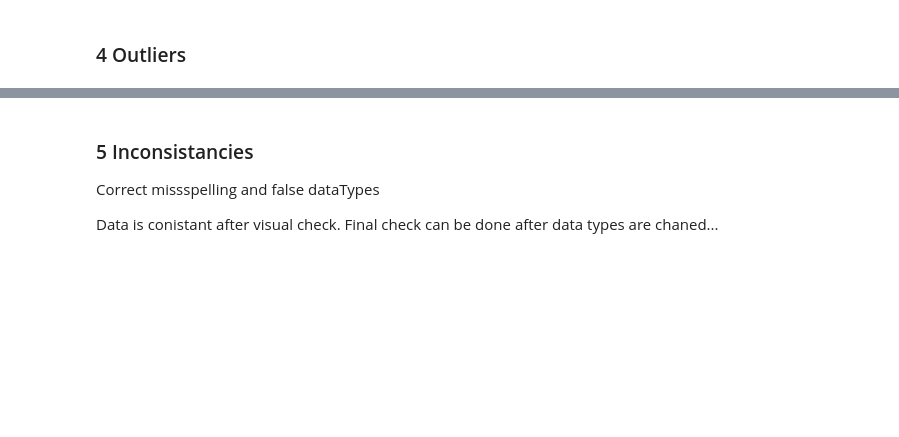
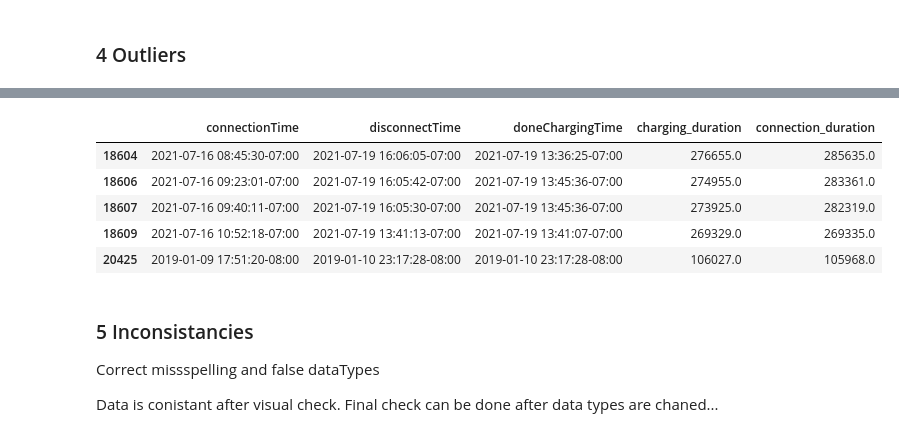
Before and after one commit to pmoll01/AA2024_Groupwork_DynamoData, a Jupyter notebook: Groupwork_DynamoData.ipynb, the cells around one changed output, grey strips where cells are left out. Saved outputs shown, nothing was run; the diff lists cells and outputs as text; code cells hidden in the pictures; blank space fills up the shorter version.

Commit message:
Changes @ 3 Erroneous Data

```diff
--- a/Groupwork_DynamoData.ipynb
+++ b/Groupwork_DynamoData.ipynb
@@ -276,18 +274,17 @@ Index: []
 # %%
 # Calculate the loading time in seconds
-charging_data['charging_duration'] = (charging_data['doneChargingTime'] - charging_data['connectionTime']).dt.total_seconds()
+charging_data_cleaned['charging_duration'] = (charging_data_cleaned['doneChargingTime'] - charging_data_cleaned['connectionTime']).dt.total_seconds()
 
 # Calculate the total connection time in seconds
-charging_data['connection_duration'] = (charging_data['disconnectTime'] - charging_data['connectionTime']).dt.total_seconds()
+charging_data_cleaned['connection_duration'] = (charging_data_cleaned['disconnectTime'] - charging_data_cleaned['connectionTime']).dt.total_seconds()
 
 # Check whether the loading time is longer than the connection time
-erroneous_charging_times = charging_data[charging_data['charging_duration'] > charging_data['connection_duration']]
+erroneous_charging_times = charging_data_cleaned[charging_data_cleaned['charging_duration'] > charging_data_cleaned['connection_duration']]
 
 # Count the number of rows with erroneous charging times
 erroneous_count = erroneous_charging_times.shape[0]
 
 # Display the count
 print(f"Number of rows with longer charging duration then connection: {erroneous_count}")
-
 erroneous_charging_times[['connectionTime', 'disconnectTime', 'doneChargingTime', 'charging_duration', 'connection_duration']]
 # %% [output]
@@ -324,12 +317,11 @@ Number of rows where doneChargingTime_clean was already equal to disconnectTime:
 Number of these rows identified as erroneous: 0
 # %%
 #Adjust doneChargingTime_clean if it exceeds disconnectTime
-# Set doneChargingTime_clean to disconnectTime where it exceeds disconnectTime
-charging_data.loc[charging_data['doneChargingTime_clean'] > charging_data['disconnectTime'], 'doneChargingTime_clean'] = charging_data['disconnectTime']
+# Set doneChargingTime to disconnectTime where it exceeds disconnectTime
+charging_data_cleaned.loc[charging_data_cleaned['doneChargingTime'] > charging_data_cleaned['disconnectTime'], 'doneChargingTime'] = charging_data_cleaned['disconnectTime']
 
 # Verify adjustments
-adjusted_charging_times = charging_data[charging_data['doneChargingTime_clean'] == charging_data['disconnectTime']]
-print(f"Number of rows where doneChargingTime_clean was adjusted to disconnectTime: {adjusted_charging_times.shape[0]}")
-
-print(adjusted_charging_times[['connectionTime', 'disconnectTime', 'doneChargingTime_clean']].head())
+adjusted_charging_times = charging_data_cleaned[charging_data_cleaned['doneChargingTime'] == charging_data_cleaned['disconnectTime']]
+print(f"Number of rows where doneChargingTime was adjusted to disconnectTime: {adjusted_charging_times.shape[0]}")
+adjusted_charging_times[['connectionTime', 'disconnectTime', 'doneChargingTime']].head()
 # %% [output]
@@ -352,17 +337,13 @@ Number of rows where doneChargingTime_clean was adjusted to disconnectTime: 6441
 # %%
 # Unrealistic Time Differences
 # Check if the charging duration is either too short (less than 1 minute) or too long (more than 1 day).
-
-unrealistic_times = charging_data[(charging_data['charging_duration'] < 60) | (charging_data['charging_duration'] > 86400)]
+unrealistic_times = charging_data_cleaned[(charging_data_cleaned['charging_duration'] < 60) | (charging_data_cleaned['charging_duration'] > 86400)]
 
 # Show the number of rows with unrealistic charging durations
 print(f"Number of rows with unrealistic charging times: {unrealistic_times.shape[0]}")
 
 # Show examples of the data
-print("Examples of erroneous charging durations (too short (1 Min) or too long(24 hours)):")
-print(unrealistic_times[['connectionTime', 'disconnectTime', 'doneChargingTime_clean', 'charging_duration']].head())
-
-
-# ToDo: How to handle outliers? How to set the boundries? Is it necassary to handle the outliers (bzw. how much)? -Justin, pls use cleaned df
+print("Examples of erroneous charging durations (too short (<1 Min) or too long (>24 hours)):")
+display(unrealistic_times[['connectionTime', 'disconnectTime', 'doneChargingTime', 'charging_duration', 'connection_duration']].head())
 # %% [output]
 Number of rows with unrealistic charging times: 95
@@ -382,0 +351,6 @@ Examples of erroneous charging durations (too short (1 Min) or too long(24 hours
+|  | connectionTime | disconnectTime | doneChargingTime | charging_duration | connection_duration |
+| 18604 | 2021-07-16 08:45:30-07:00 | 2021-07-19 16:06:05-07:00 | 2021-07-19 13:36:25-07:00 | 276655.0 | 285635.0 |
+| 18606 | 2021-07-16 09:23:01-07:00 | 2021-07-19 16:05:42-07:00 | 2021-07-19 13:45:36-07:00 | 274955.0 | 283361.0 |
+| 18607 | 2021-07-16 09:40:11-07:00 | 2021-07-19 16:05:30-07:00 | 2021-07-19 13:45:36-07:00 | 273925.0 | 282319.0 |
+| 18609 | 2021-07-16 10:52:18-07:00 | 2021-07-19 13:41:13-07:00 | 2021-07-19 13:41:07-07:00 | 269329.0 | 269335.0 |
+| 20425 | 2019-01-09 17:51:20-08:00 | 2019-01-10 23:17:28-08:00 | 2019-01-10 23:17:28-08:00 | 106027.0 | 105968.0 |
```
Also changed, not shown: parts of 6 cells of this notebook.
